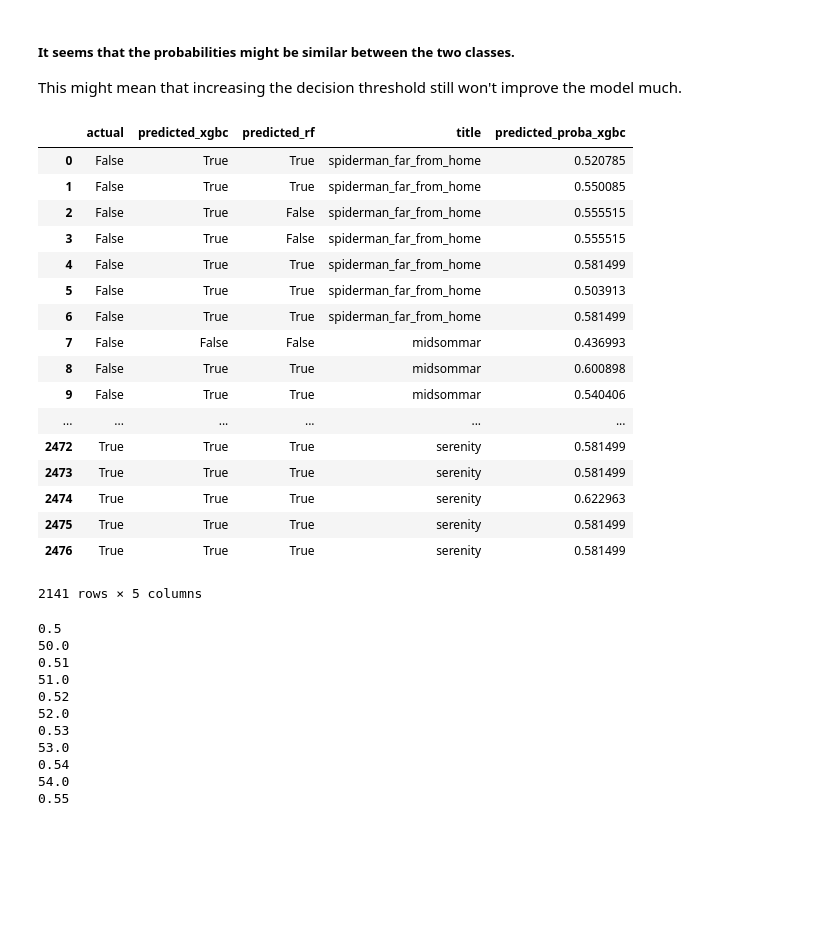
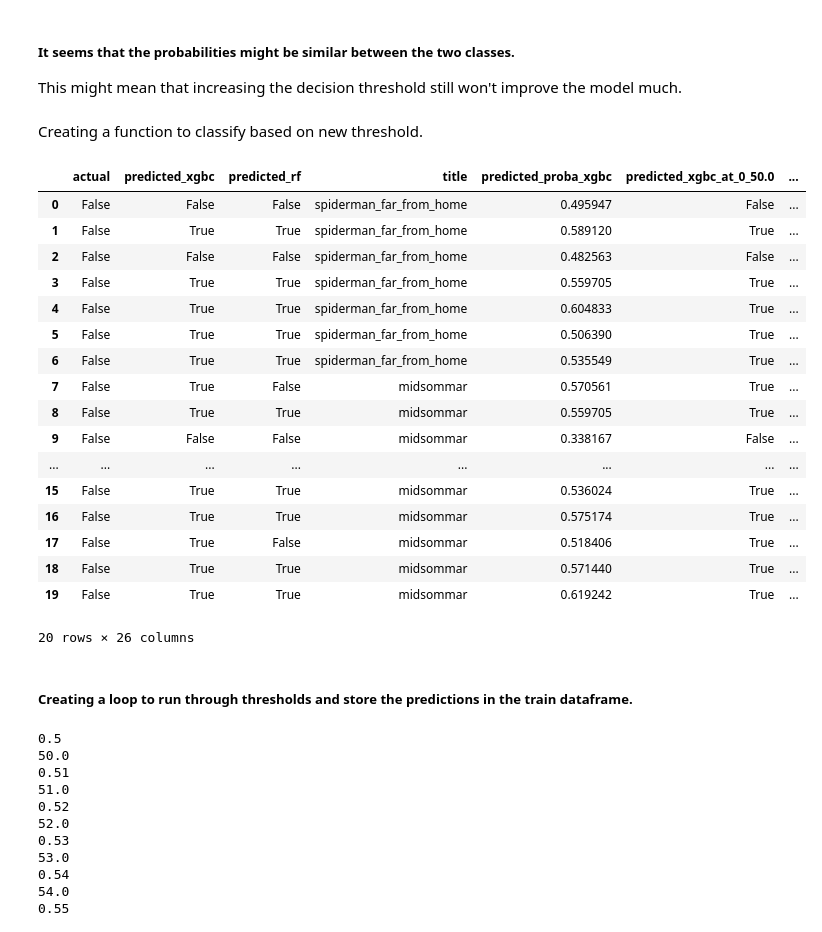
Before and after one commit to matthewzapata/twitter-trigger-warnings, a Jupyter notebook: trigger_warnings.ipynb, the cells around one changed output. Drawn from its saved outputs; the diff is of its cells as text; code cells hidden in the pictures; blank space fills up the shorter version.

```diff
--- a/trigger_warnings.ipynb
+++ b/trigger_warnings.ipynb
@@ -1681,6 +1704,8 @@ Name: predicted_proba_xgbc, dtype: float32
 # %% [markdown]
 ##### It seems that the probabilities might be similar between the two classes.
 This might mean that increasing the decision threshold still won't improve the model much.
+# %% [markdown]
+Creating a function to classify based on new threshold.
 # %%
 def classify_with_new_decision_threshold(probability, new_threshold):
     if probability > new_threshold:
@@ -1688,26 +1713,28 @@ def classify_with_new_decision_threshold(probability, new_threshold):
     else:
         return False
 # %%
-train
+train.head(20)
 # %% [output]
-|  | actual | predicted_xgbc | predicted_rf | title | predicted_proba_xgbc |
-| 0 | False | True | True | spiderman_far_from_home | 0.520785 |
-| 1 | False | True | True | spiderman_far_from_home | 0.550085 |
-| 2 | False | True | False | spiderman_far_from_home | 0.555515 |
-| 3 | False | True | False | spiderman_far_from_home | 0.555515 |
-| 4 | False | True | True | spiderman_far_from_home | 0.581499 |
-| 5 | False | True | True | spiderman_far_from_home | 0.503913 |
-| 6 | False | True | True | spiderman_far_from_home | 0.581499 |
-| 7 | False | False | False | midsommar | 0.436993 |
-| 8 | False | True | True | midsommar | 0.600898 |
-| 9 | False | True | True | midsommar | 0.540406 |
-| ... | ... | ... | ... | ... | ... |
-| 2472 | True | True | True | serenity | 0.581499 |
-| 2473 | True | True | True | serenity | 0.581499 |
-| 2474 | True | True | True | serenity | 0.622963 |
-| 2475 | True | True | True | serenity | 0.581499 |
-| 2476 | True | True | True | serenity | 0.581499 |
+|  | actual | predicted_xgbc | predicted_rf | title | predicted_proba_xgbc | predicted_xgbc_at_0_50.0 | ... |
+| 0 | False | False | False | spiderman_far_from_home | 0.495947 | False | ... |
+| 1 | False | True | True | spiderman_far_from_home | 0.589120 | True | ... |
+| 2 | False | False | False | spiderman_far_from_home | 0.482563 | False | ... |
+| 3 | False | True | True | spiderman_far_from_home | 0.559705 | True | ... |
+| 4 | False | True | True | spiderman_far_from_home | 0.604833 | True | ... |
+| 5 | False | True | True | spiderman_far_from_home | 0.506390 | True | ... |
+| 6 | False | True | True | spiderman_far_from_home | 0.535549 | True | ... |
+| 7 | False | True | False | midsommar | 0.570561 | True | ... |
+| 8 | False | True | True | midsommar | 0.559705 | True | ... |
+| 9 | False | False | False | midsommar | 0.338167 | False | ... |
+| ... | ... | ... | ... | ... | ... | ... | ... |
+| 15 | False | True | True | midsommar | 0.536024 | True | ... |
+| 16 | False | True | True | midsommar | 0.575174 | True | ... |
+| 17 | False | True | False | midsommar | 0.518406 | True | ... |
+| 18 | False | True | True | midsommar | 0.571440 | True | ... |
+| 19 | False | True | True | midsommar | 0.619242 | True | ... |
-2141 rows × 5 columns
+20 rows × 26 columns
+# %% [markdown]
+##### Creating a loop to run through thresholds and store the predictions in the train dataframe.
 # %%
 i = 0.5
 while i <= 0.7:
```
Also changed, not shown: parts of 80 cells of this notebook.
